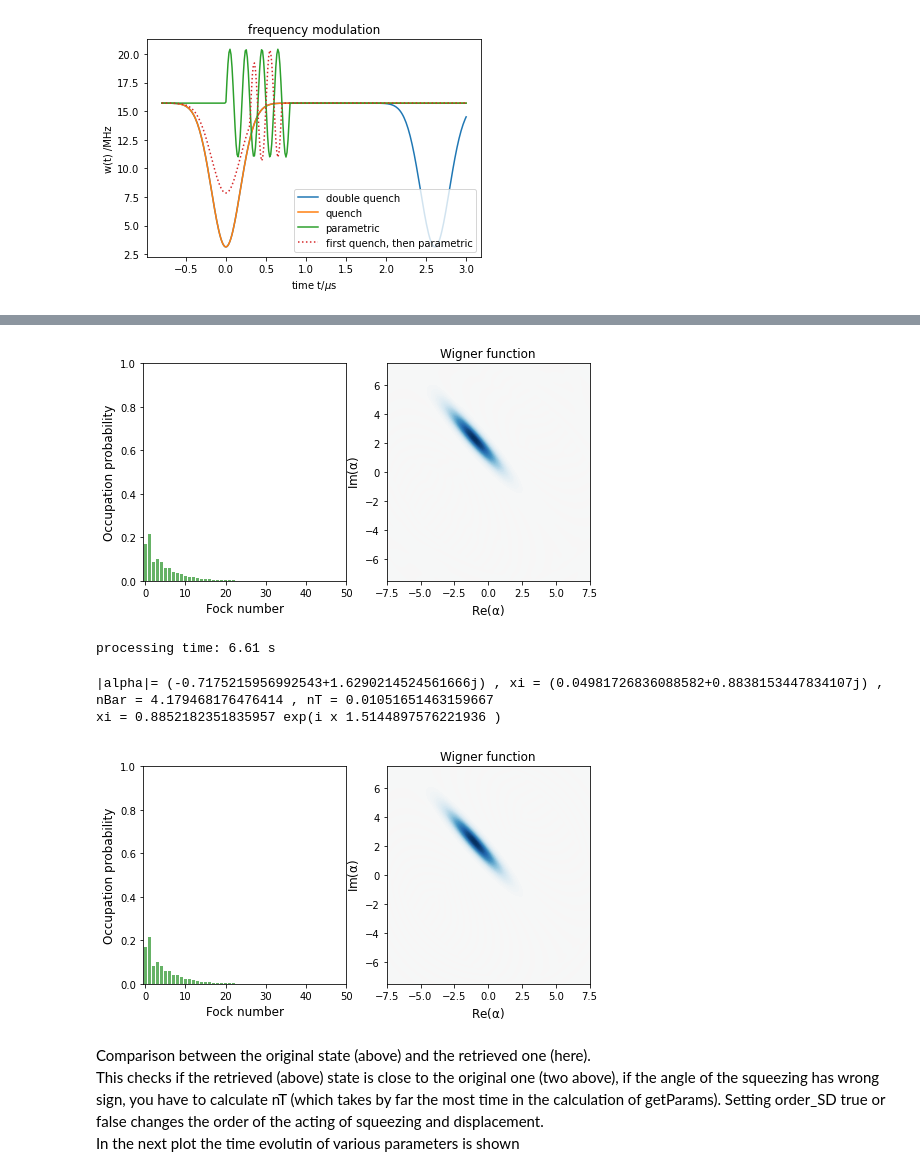
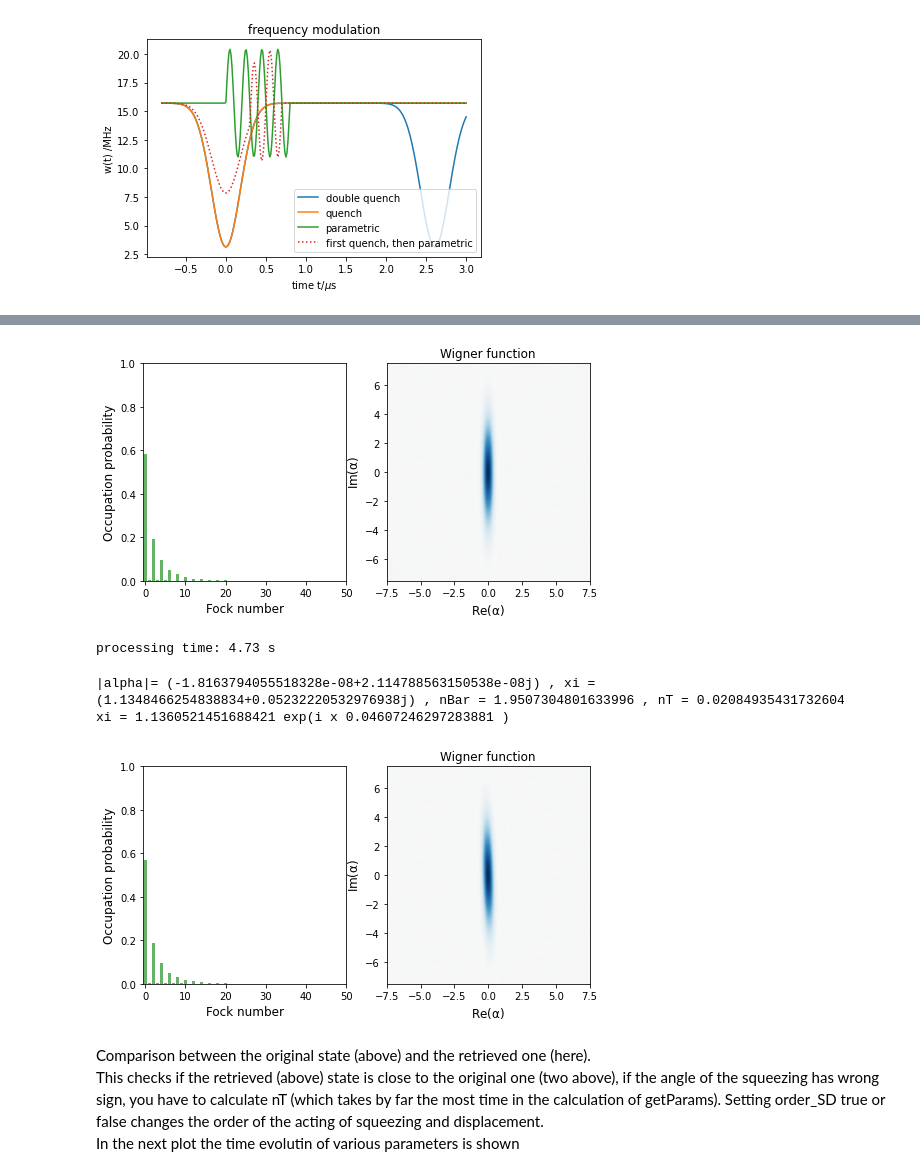
Before and after one commit to R-Thomm/Robin-Master, a Jupyter notebook: squeezed.ipynb, the cells around one changed output, grey strips where cells are left out. Drawn from its saved outputs; the diff is of its cells as text; code cells hidden in the pictures.

```diff
--- a/squeezed.ipynb
+++ b/squeezed.ipynb
@@ -363,14 +358,14 @@ processing time: 32.38 s
 # %%
 t1 = time.time()
-result = resultQQ
+result = resultP
 psi = result.states[-1]
 
 plot_wigner_fock_distribution(psi)
 plt.show()
 print("processing time:", round(100*(time.time()-t1))/100, "s")
 # %% [output]
-[figure, old version]
+[figure, new version]
-processing time: 6.61 s
+processing time: 4.73 s
 # %%
 order_SD = False
 alpha, xi, nBar, nT = getParams(psi, order_SD = order_SD)
@@ -387,9 +382,9 @@ else:
 plot_wigner_fock_distribution(psi1)
 plt.show()
 # %% [output]
-|alpha|= (-0.7175215956992543+1.6290214524561666j) , xi = (0.04981726836088582+0.8838153447834107j) , nBar = 4.179468176476414 , nT = 0.01051651463159667
-xi = 0.8852182351835957 exp(i x 1.5144897576221936 )
+|alpha|= (-1.8163794055518328e-08+2.114788563150538e-08j) , xi = (1.1348466254838834+0.05232220532976938j) , nBar = 1.9507304801633996 , nT = 0.02084935431732604
+xi = 1.1360521451688421 exp(i x 0.04607246297283881 )
-[figure, old version]
+[figure, new version]
 # %% [markdown]
 Comparison between the original state (above) and the retrieved one (here).<br/>
 This checks if the retrieved (above) state is close to the original one (two above), if the angle of the squeezing has wrong sign, you have to calculate nT (which takes by far the most time in the calculation of getParams). Setting order_SD true or false changes the order of the acting of squeezing and displacement.<br/>
```
Also changed, not shown: parts of 10 cells of this notebook, 5 other files.
